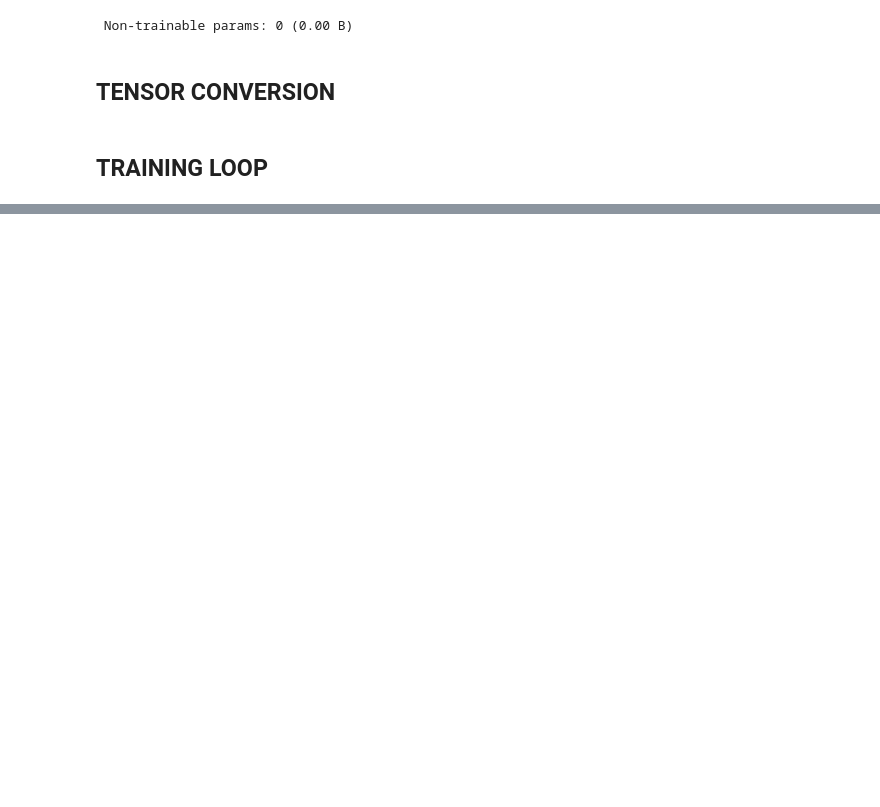
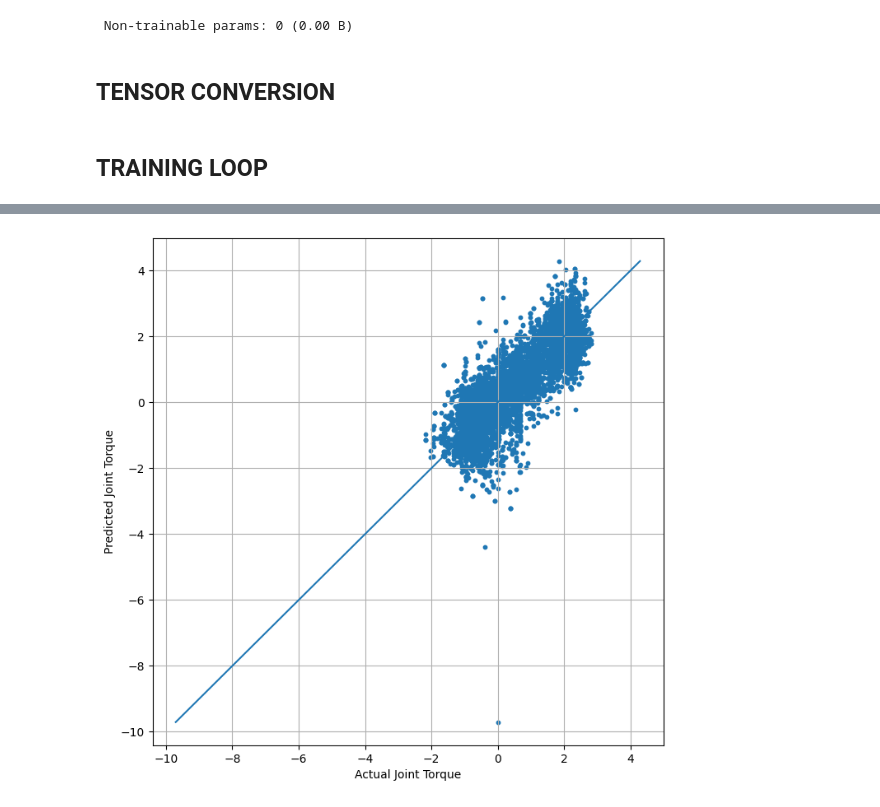
Before and after one commit to SDprogramer/Friction_Modelling, a Jupyter notebook: EXP_1/PINN_File/main.ipynb, the cells around one changed output, grey strips where cells are left out. Cells and saved outputs as stored; diff of their text form; code cells hidden in the pictures; blank space fills up the shorter version.

```diff
--- a/EXP_1/PINN_File/main.ipynb
+++ b/EXP_1/PINN_File/main.ipynb
@@ -260,13 +264,15 @@ Vs = tf.Variable(0.05, trainable=True, dtype=tf.float32)
 # %% [markdown]
 ## RESIDUAL NETWORK
 # %%
-inputs = Input(shape=(4, ))
+inputs = Input(shape=(4,))
+
 x = Dense(64, activation="relu")(inputs)
 x = Dense(64, activation="relu")(x)
+x = Dense(32, activation="relu")(x)
+
 tau_corr = Dense(1)(x)
 
 model = Model(inputs, tau_corr)
-
 model.summary()
 # %% [output]
 Model: "functional"
@@ -289,6 +297,7 @@ Model: "functional"
 # %%
 X_train_tf = tf.constant(X_train, dtype=tf.float32)
 y_train_tf = tf.constant(y_train, dtype=tf.float32)
+X_test_tf = tf.constant(X_test, dtype=tf.float32)
 # %% [markdown]
 ## TRAINING LOOP
 # %%
@@ -361,3 +419,15 @@ Vs = 0.06472125
+# %%
+plt.figure(figsize=(8,8))
+plt.scatter(y_test, tau_pred_test, s=10)
+mn = min(y_test.min(), tau_pred_test.min())
+mx = max(y_test.max(), tau_pred_test.max())
+plt.plot([mn,mx], [mn,mx])
+plt.xlabel("Actual Joint Torque")
+plt.ylabel("Predicted Joint Torque")
+plt.grid(True)
+plt.show()
+# %% [output]
+[figure, added]
 # %%
 plt.figure(figsize=(8,5))
 plt.plot(loss_history)
```
Also changed, not shown: parts of 25 cells of this notebook, 1 other file.
